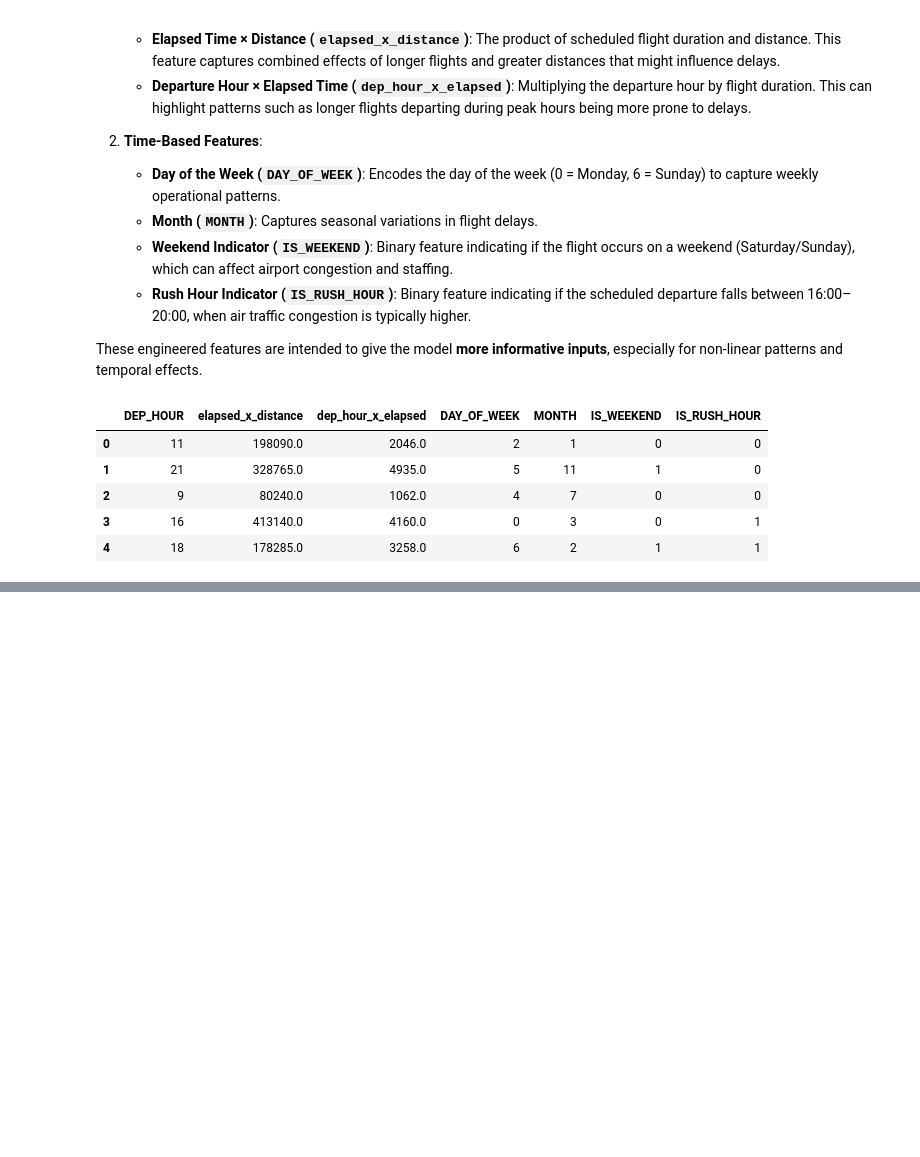
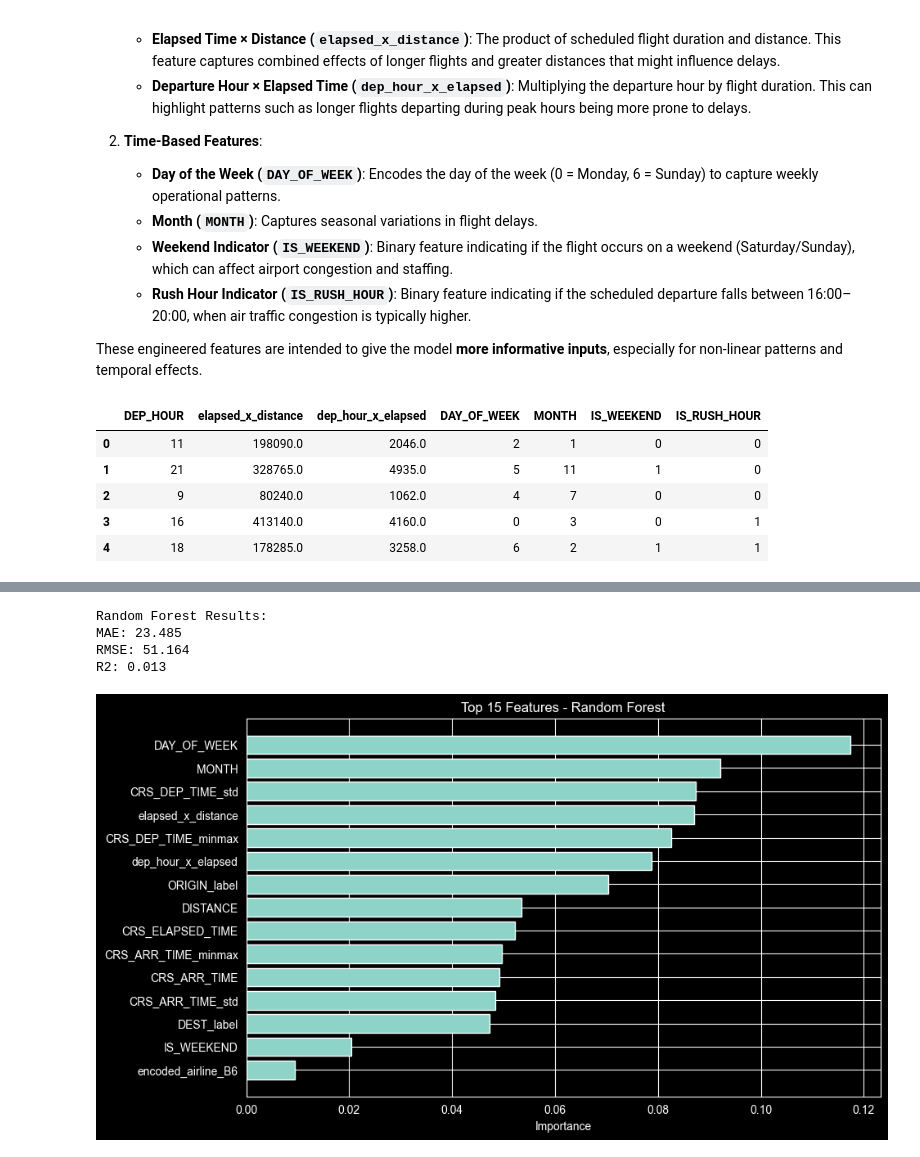
Before and after one commit to mica-1999/Data-Science, a Jupyter notebook: ProjectCodes/ProjetoCDJupyter.ipynb, the cells around one changed output, grey strips where cells are left out. Drawn from its saved outputs; the diff is of its cells as text; code cells hidden in the pictures; blank space fills up the shorter version.

```diff
--- a/ProjectCodes/ProjetoCDJupyter.ipynb
+++ b/ProjectCodes/ProjetoCDJupyter.ipynb
@@ -1073,0 +1142,51 @@ df[['DEP_HOUR','elapsed_x_distance', 'dep_hour_x_elapsed','DAY_OF_WEEK','MONTH',
+# %%
+from sklearn.model_selection import train_test_split
+from sklearn.ensemble import RandomForestRegressor
+from sklearn.metrics import mean_absolute_error, mean_squared_error, r2_score
+import matplotlib.pyplot as plt
+import numpy as np
+
+# Features and target
+X = df.drop(columns=['ARR_DELAY','CRS_DEP_TIME','dep_time_bin','flight_duration_bin','distance_bin',
+                     'CRS_ELAPSED_TIME_std','DISTANCE_std','CRS_ELAPSED_TIME_minmax','DISTANCE_minmax'])
+y = df['ARR_DELAY']
+
+# Train/test split
+X_train, X_test, y_train, y_test = train_test_split(X, y, test_size=0.2, random_state=42)
+
+# Train model
+rf = RandomForestRegressor(n_estimators=200, max_depth=15, random_state=42, n_jobs=-1)
+rf.fit(X_train, y_train)
+
+# Predictions
+y_pred = rf.predict(X_test)
+
+# Evaluation
+mae = mean_absolute_error(y_test, y_pred)
+rmse = np.sqrt(mean_squared_error(y_test, y_pred))
+r2 = r2_score(y_test, y_pred)
+
+print("Random Forest Results:")
+print(f"MAE: {mae:.3f}")
+print(f"RMSE: {rmse:.3f}")
+print(f"R2: {r2:.3f}")
+
+# Feature importance
+feature_importance = pd.DataFrame({
+    'feature': X.columns,
+    'importance': rf.feature_importances_
+}).sort_values(by='importance', ascending=False)
+
+# Plot
+plt.figure(figsize=(10,6))
+plt.barh(feature_importance['feature'].head(15)[::-1],
+         feature_importance['importance'].head(15)[::-1])
+plt.xlabel("Importance")
+plt.title("Top 15 Features - Random Forest")
+plt.show()
+# %% [output]
+Random Forest Results:
+MAE: 23.485
+RMSE: 51.164
+R2: 0.013
+[figure, added]
```
Also changed, not shown: parts of 7 cells of this notebook, 11 other files.
